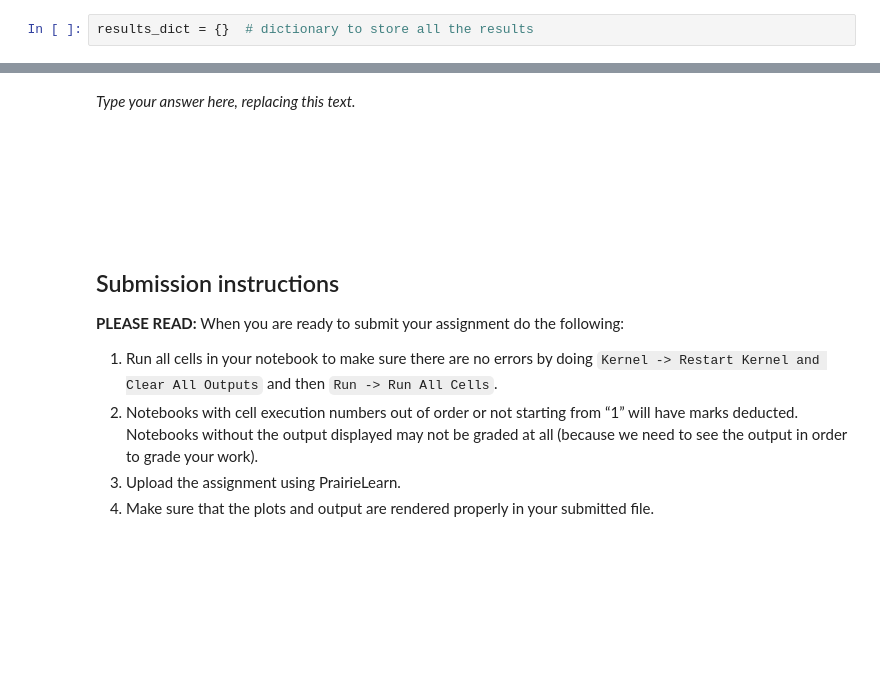
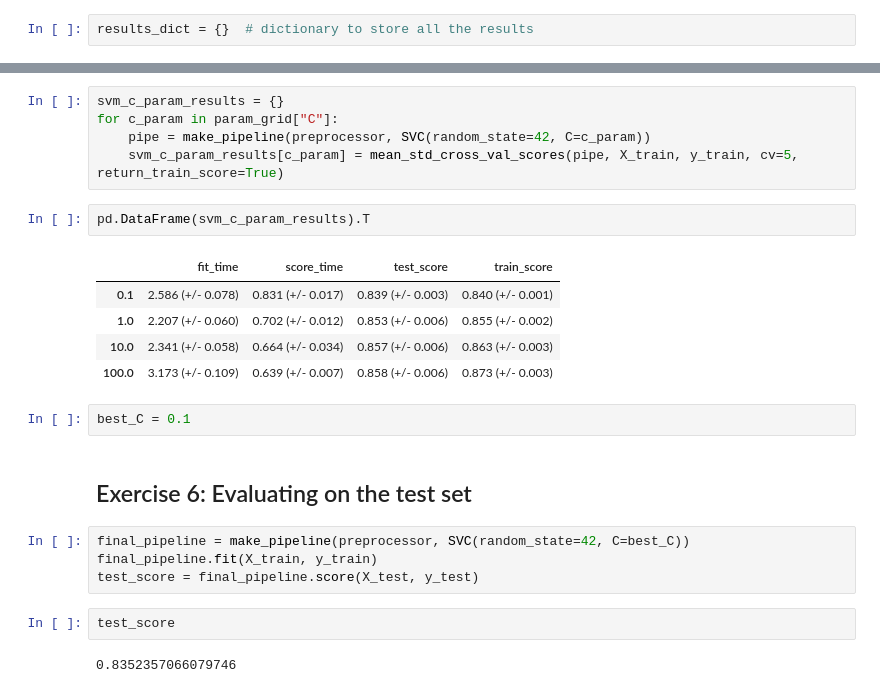
Before and after one commit to elewites/cpsc_330_hws, a Jupyter notebook: hw3/income_prediction.ipynb, the cells around one changed output, grey strips where cells are left out. Drawn from its saved outputs; the diff is of its cells as text; blank space fills up the shorter version.

```diff
--- a/hw3/hw3.ipynb
+++ b/hw3/income_prediction.ipynb
@@ -718,15 +449,25 @@ _Points: 8_
-# %% [markdown]
-_Type your answer here, replacing this text._
-# %% [markdown]
-<!-- END QUESTION -->
-
-<br><br><br><br>
-# %% [markdown]
-## Submission instructions
-
-**PLEASE READ:** When you are ready to submit your assignment do the following:
-
-1. Run all cells in your notebook to make sure there are no errors by doing `Kernel -> Restart Kernel and Clear All Outputs` and then `Run -> Run All Cells`.
-2. Notebooks with cell execution numbers out of order or not starting from “1” will have marks deducted. Notebooks without the output displayed may not be graded at all (because we need to see the output in order to grade your work).
-3. Upload the assignment using PrairieLearn.
-4. Make sure that the plots and output are rendered properly in your submitted file.
+# %%
+svm_c_param_results = {}
+for c_param in param_grid["C"]:
+    pipe = make_pipeline(preprocessor, SVC(random_state=42, C=c_param))
+    svm_c_param_results[c_param] = mean_std_cross_val_scores(pipe, X_train, y_train, cv=5, return_train_score=True)
+# %%
+pd.DataFrame(svm_c_param_results).T
+# %% [output]
+|  | fit_time | score_time | test_score | train_score |
+| 0.1 | 2.586 (+/- 0.078) | 0.831 (+/- 0.017) | 0.839 (+/- 0.003) | 0.840 (+/- 0.001) |
+| 1.0 | 2.207 (+/- 0.060) | 0.702 (+/- 0.012) | 0.853 (+/- 0.006) | 0.855 (+/- 0.002) |
+| 10.0 | 2.341 (+/- 0.058) | 0.664 (+/- 0.034) | 0.857 (+/- 0.006) | 0.863 (+/- 0.003) |
+| 100.0 | 3.173 (+/- 0.109) | 0.639 (+/- 0.007) | 0.858 (+/- 0.006) | 0.873 (+/- 0.003) |
+# %%
+best_C = 0.1
+# %% [markdown]
+## Exercise 6: Evaluating on the test set
+# %%
+final_pipeline = make_pipeline(preprocessor, SVC(random_state=42, C=best_C))
+final_pipeline.fit(X_train, y_train)
+test_score = final_pipeline.score(X_test, y_test)
+# %%
+test_score
+# %% [output]
+0.8352357066079746
```
Also changed, not shown: parts of 124 cells of this notebook, 2 other files.
